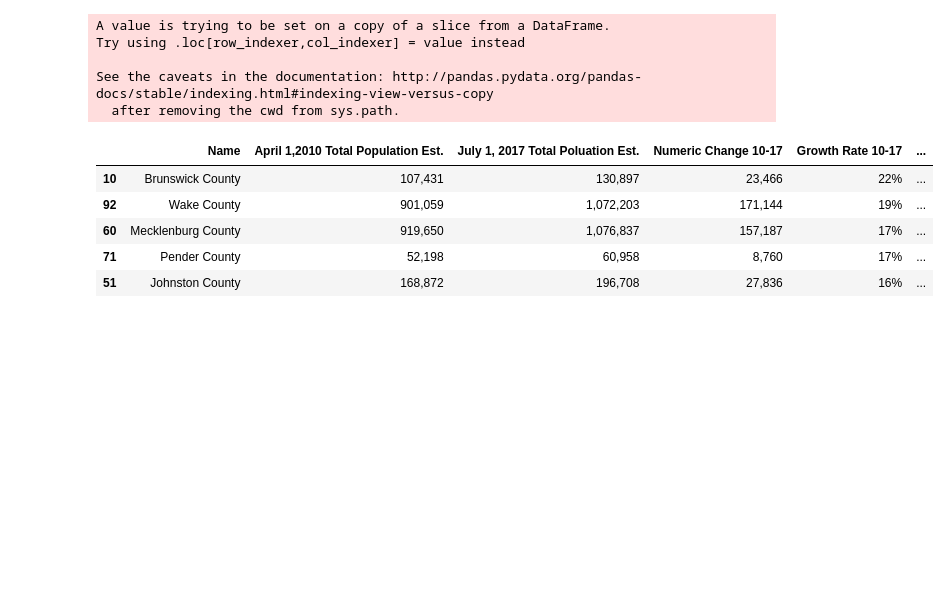
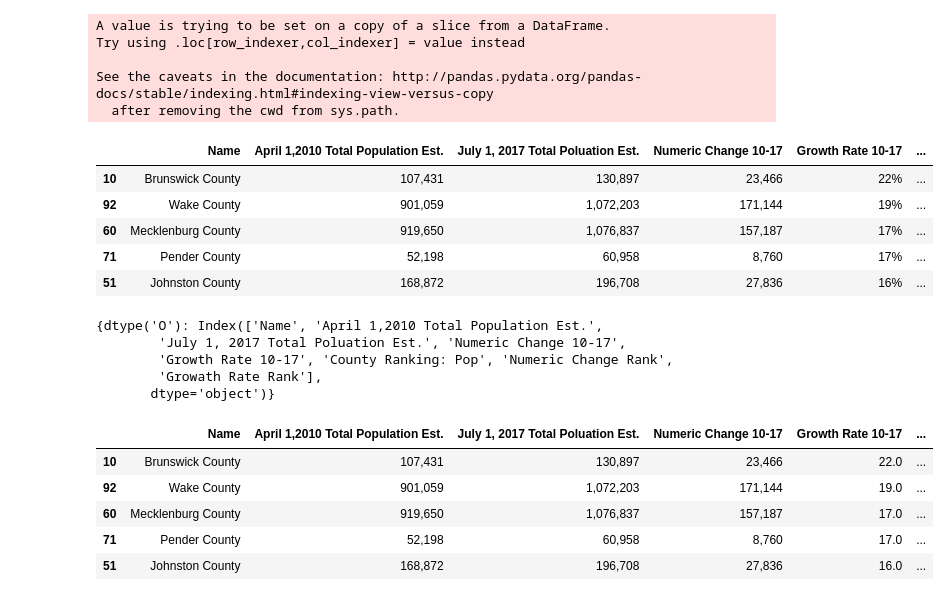
Before and after one commit to JANSSOC/Group6_Project, a Jupyter notebook: NC county population by growth rate.ipynb, the cells around one changed output. Saved outputs shown, nothing was run; the diff lists cells and outputs as text; code cells hidden in the pictures; blank space fills up the shorter version.

```diff
--- a/NC county population by growth rate.ipynb
+++ b/NC county population by growth rate.ipynb
@@ -177,3 +177,32 @@ See the caveats in the documentation: http://pandas.pydata.org/pandas-docs/stabl
 # This data frame was mostly concerned with the rankings and growth rate, which is shown above.
 # If the group would like me to plot some values I will or
 # If we decide to compare mecklenburg county to others I can also create those charts
+g = data7.columns.to_series().groupby(data7.dtypes).groups
+g
+# %% [output]
+{dtype('O'): Index(['Name', 'April 1,2010 Total Population Est.',
+        'July 1, 2017 Total Poluation Est.', 'Numeric Change 10-17',
+        'Growth Rate 10-17', 'County Ranking: Pop', 'Numeric Change Rank',
+        'Growath Rate Rank'],
+       dtype='object')}
+# %%
+#the below code removes commas from the column permenently for that df
+#the one below that changes it to numerics
+#now the data can be plotted
+#ndata['Numeric Change 10-17'] = ndata['Numeric Change 10-17'].str.replace(',', '')
+#ndata['Numeric Change 10-17'] = pd.to_numeric(ndata['Numeric Change 10-17'])
+
+#ndata
+
+#easier way to convert % strings to float
+pdata = growth_rank
+pdata['Growth Rate 10-17'] = pdata['Growth Rate 10-17'].str.rstrip('%').astype('float')
+
+pdata.head()
+# %% [output]
+|  | Name | April 1,2010 Total Population Est. | July 1, 2017 Total Poluation Est. | Numeric Change 10-17 | Growth Rate 10-17 | ... |
+| 10 | Brunswick County | 107,431 | 130,897 | 23,466 | 22.0 | ... |
+| 92 | Wake County | 901,059 | 1,072,203 | 171,144 | 19.0 | ... |
+| 60 | Mecklenburg County | 919,650 | 1,076,837 | 157,187 | 17.0 | ... |
+| 71 | Pender County | 52,198 | 60,958 | 8,760 | 17.0 | ... |
+| 51 | Johnston County | 168,872 | 196,708 | 27,836 | 16.0 | ... |
```
Also changed, not shown: parts of 4 cells of this notebook, 3 other files.
